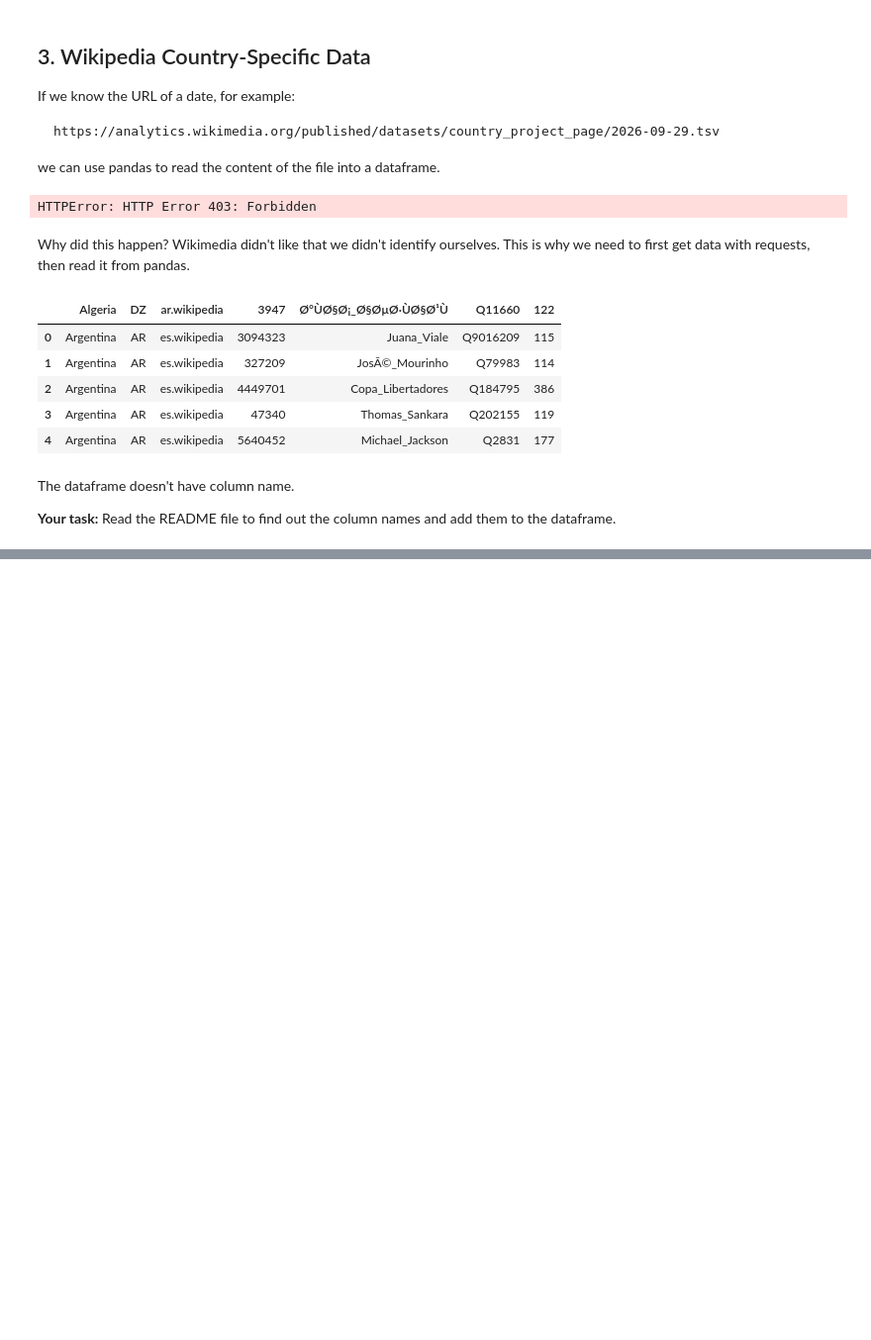
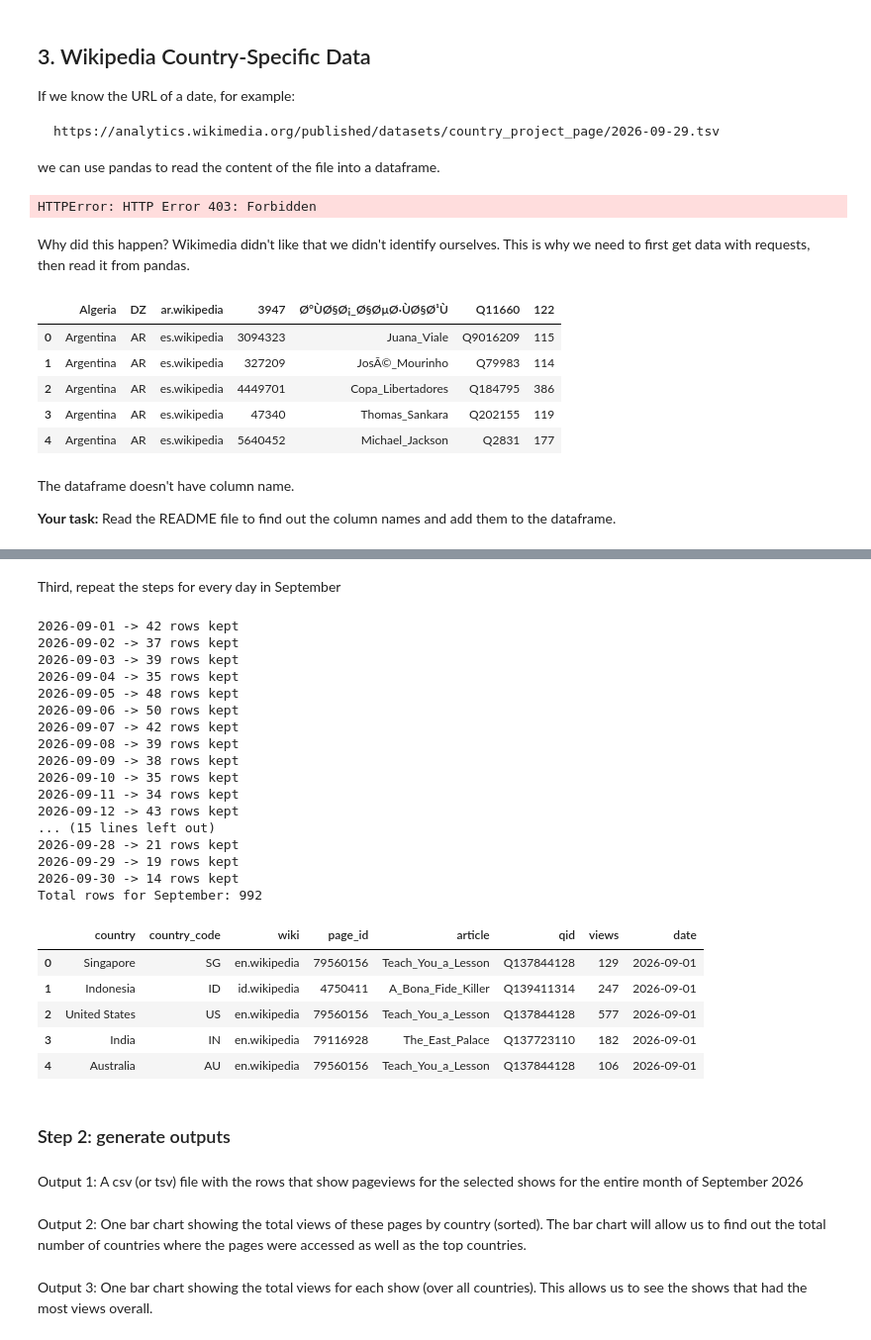
Before and after one commit to annabelyao124/week5-wed, a Jupyter notebook: week5-wed-notebook.ipynb, the cells around one changed output, grey strips where cells are left out. Shown at 99% size. Saved outputs shown, nothing was run; the diff lists cells and outputs as text; code cells hidden in the pictures; blank space fills up the shorter version.

```diff
--- a/week5-wed-notebook.ipynb
+++ b/week5-wed-notebook.ipynb
@@ -374,0 +462,51 @@ The dataframe doesn't have column name.
+# %% [markdown]
+Third, repeat the steps for every day in September
+# %%
+daily_tables = []
+
+for day in range(1, 31):
+    date = f"2026-09-{day:02d}"
+    url = "https://analytics.wikimedia.org/published/datasets/country_project_page/" + date + ".tsv"
+
+    response = requests.get(url, headers=headers)
+    response.raise_for_status()
+
+    day_df = pd.read_csv(io.StringIO(response.text), sep="\t", header=None, names=column_names)
+
+    day_df = day_df[day_df["article"].isin(articles)].copy()
+    day_df["date"] = date
+
+    daily_tables.append(day_df)
+    print(date, "->", len(day_df), "rows kept")
+
+september = pd.concat(daily_tables, ignore_index=True)
+print("Total rows for September:", len(september))
+september.head()
+# %% [output]
+2026-09-01 -> 42 rows kept
+2026-09-02 -> 37 rows kept
+2026-09-03 -> 39 rows kept
+2026-09-04 -> 35 rows kept
+2026-09-05 -> 48 rows kept
+2026-09-06 -> 50 rows kept
+2026-09-07 -> 42 rows kept
+2026-09-08 -> 39 rows kept
+2026-09-09 -> 38 rows kept
+2026-09-10 -> 35 rows kept
+2026-09-11 -> 34 rows kept
+2026-09-12 -> 43 rows kept
+... (15 lines left out)
+2026-09-28 -> 21 rows kept
+2026-09-29 -> 19 rows kept
+2026-09-30 -> 14 rows kept
+Total rows for September: 992
+|  | country | country_code | wiki | page_id | article | qid | views | date |
+| 0 | Singapore | SG | en.wikipedia | 79560156 | Teach_You_a_Lesson | Q137844128 | 129 | 2026-09-01 |
+| 1 | Indonesia | ID | id.wikipedia | 4750411 | A_Bona_Fide_Killer | Q139411314 | 247 | 2026-09-01 |
+| 2 | United States | US | en.wikipedia | 79560156 | Teach_You_a_Lesson | Q137844128 | 577 | 2026-09-01 |
+| 3 | India | IN | en.wikipedia | 79116928 | The_East_Palace | Q137723110 | 182 | 2026-09-01 |
+| 4 | Australia | AU | en.wikipedia | 79560156 | Teach_You_a_Lesson | Q137844128 | 106 | 2026-09-01 |
+# %% [markdown]
+### Step 2: generate outputs
+# %% [markdown]
+Output 1: A csv (or tsv) file with the rows that show pageviews for the selected shows for the entire month of September 2026
@@ -374,0 +515,4 @@ The dataframe doesn't have column name.
+# %% [markdown]
+Output 2: One bar chart showing the total views of these pages by country (sorted). The bar chart will allow us to find out the total number of countries where the pages were accessed as well as the top countries.
+# %% [markdown]
+Output 3: One bar chart showing the total views for each show (over all countries). This allows us to see the shows that had the most views overall.
```
Also changed, not shown: parts of 11 cells of this notebook, 1 other file.
